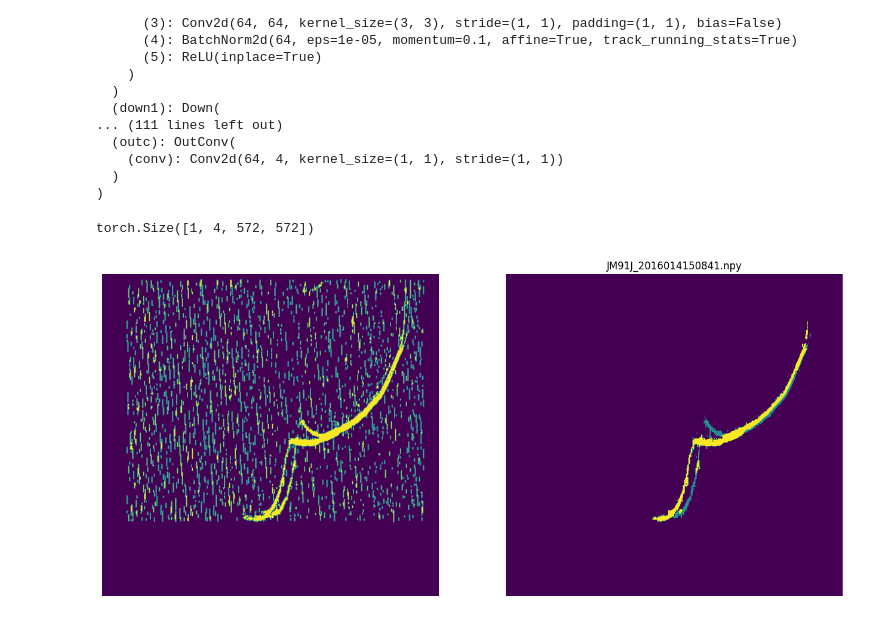
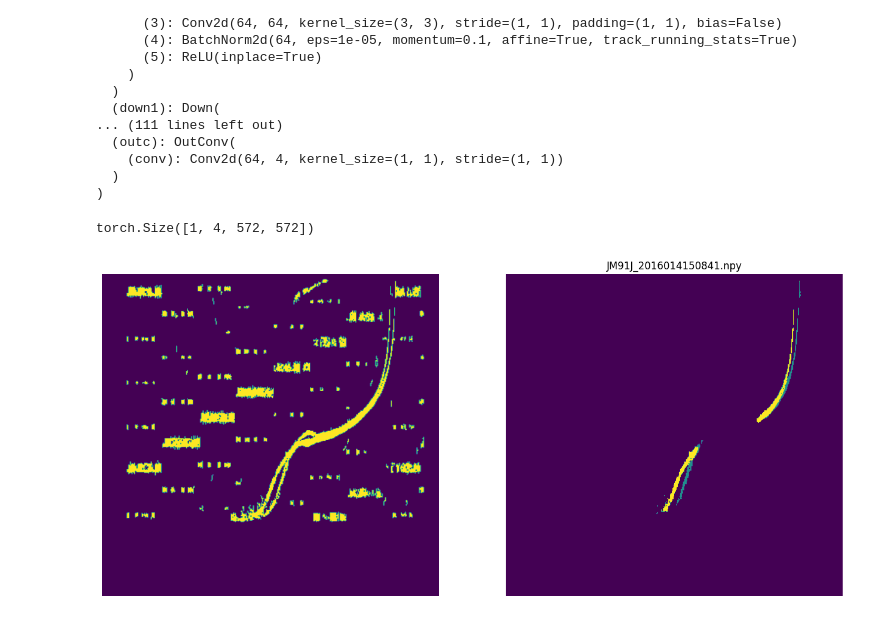
Before and after one commit to JackLelin/vipir_dnn, a Jupyter notebook: training_notebook_4_parabola_fromTOPHAT.ipynb, the cells around one changed output. Cells and saved outputs as stored; diff of their text form; code cells hidden in the pictures.

```diff
--- a/training_notebook_4_parabola_readmodel.ipynb
+++ b/training_notebook_4_parabola_fromTOPHAT.ipynb
@@ -142,7 +142,7 @@ dbcefloss = dbcefloss.to(device=device)
 # %%
 losses = []
 val_losses = []
-for epoch in range(0,epochs):
+for epoch in range(10,10+epochs):
     model.train()
 
     with tqdm(total=n_train, desc=f'Epoch {epoch+1}/{epochs}', unit='img') as pbar:
@@ -283,7 +296,7 @@ torch.Size([1, 4, 572, 572])
 torch.Size([1, 4, 572, 572])
 # %%
 import glob
-testfiles = glob.glob1('TOPHAT/npy/','*.npy')
+testfiles = glob.glob1('VIPIR_PROC/proc/','*.npy')
 model.eval()
 # %% [output]
 UNet(
@@ -307,33 +320,33 @@ UNet(
 # Test on the TOPHAT test dataset
 for file in testfiles:
     file = testfiles[np.random.randint(0,len(testfiles)-1)]
-    testdata = np.load('TOPHAT/npy/' + file, allow_pickle=True, fix_imports=True)[()]
+    testdata = np.load('VIPIR_PROC/proc/' + file, allow_pickle=True, fix_imports=True)[()]
 
     testimage1 = torch.from_numpy(testdata['mask_full']) .float()
     testimage1 = resize_tr(testimage1[None,None,:,:])
 
     testimage1 = testimage1.to('cuda')
     label1 = model(testimage1)
     print(label1.shape)
     label1 = label1.squeeze().to('cpu')
     # transform = transforms.ToPILImage()
     # img = transform(label1)
     imgO = torch.argmax(label1[0:2,:,:],dim=0).detach().cpu().numpy()
     imgX = torch.argmax(label1[2:4,:,:],dim=0).detach().cpu().numpy()
 
     fig, axs = plt.subplots(ncols=2, nrows=1, figsize=(16, 7))
     plt.title(testfilename[ii])
     ax = axs[0]
     ax.imshow(testimage1.cpu().detach().squeeze(), origin='lower', aspect = 'auto')
     ax.axis('off')
     ax = axs[1]
 
     imgX[imgO==1]=2
     ax.imshow(imgX, origin='lower', aspect = 'auto')
     ax.axis('off')
     break
     plt.savefig(f'testresult_beforetransfer_newloss/{ii}.png', bbox_inches='tight')
     plt.close()
 # %% [output]
 torch.Size([1, 4, 572, 572])
-[figure, old version]
+[figure, new version]
```
Also changed, not shown: parts of 1 cell of this notebook, 8 other files.
